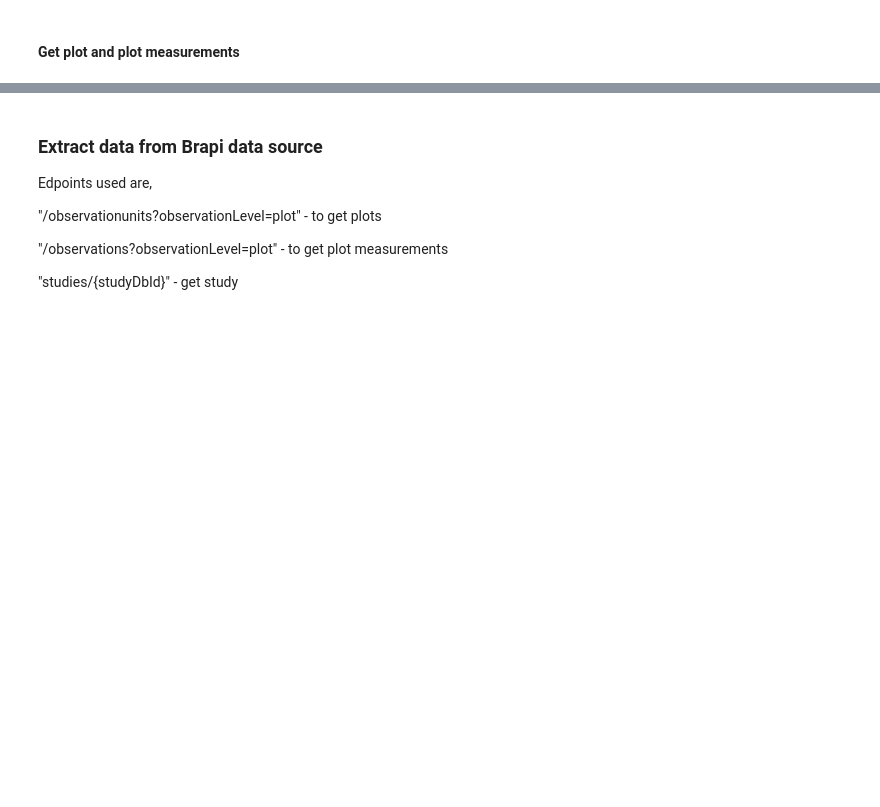
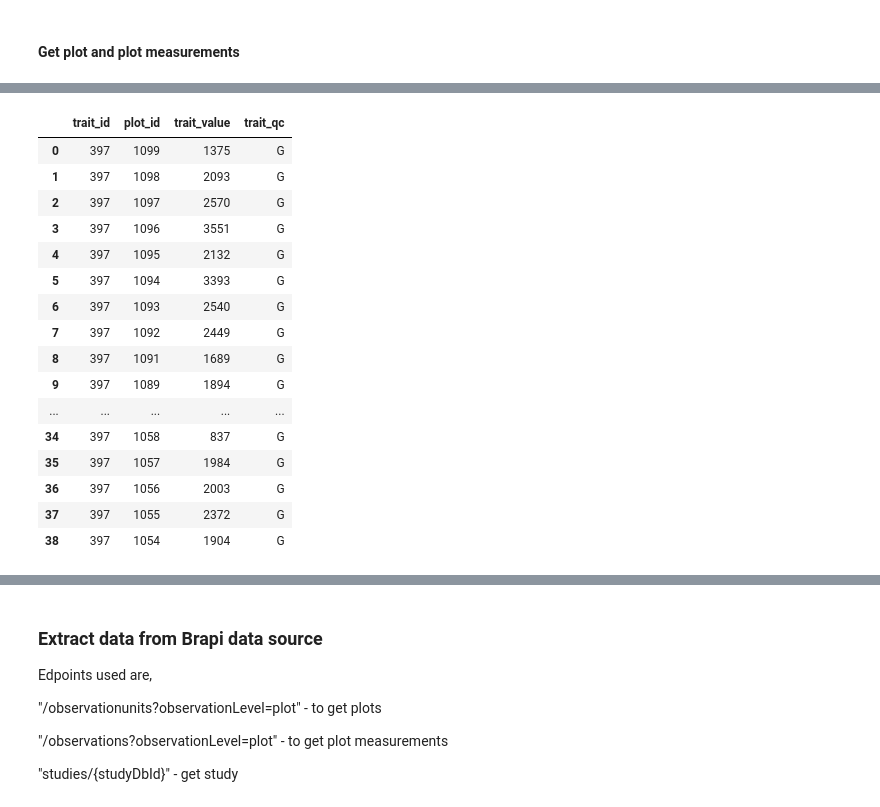
Before and after one commit to CornellILCI/af-pipeline, a Jupyter notebook: docs/notebooks/DataReader.ipynb, the cells around one changed output, grey strips where cells are left out. Saved outputs shown, nothing was run; the diff lists cells and outputs as text; code cells hidden in the pictures; blank space fills up the shorter version.

```diff
--- a/docs/notebooks/DataReader.ipynb
+++ b/docs/notebooks/DataReader.ipynb
@@ -44,4 +60,22 @@ DataReaderException: {'metadata': {'pagination': {'pageSize': None, 'totalCount'
 # %%
-phenotype_data.get_plot_measurements(occurrence_id=74)
+phenotype_data.get_plot_measurements(occurrence_id=170)
+# %% [output]
+|  | trait_id | plot_id | trait_value | trait_qc |
+| 0 | 397 | 1099 | 1375 | G |
+| 1 | 397 | 1098 | 2093 | G |
+| 2 | 397 | 1097 | 2570 | G |
+| 3 | 397 | 1096 | 3551 | G |
+| 4 | 397 | 1095 | 2132 | G |
+| 5 | 397 | 1094 | 3393 | G |
+| 6 | 397 | 1093 | 2540 | G |
+| 7 | 397 | 1092 | 2449 | G |
+| 8 | 397 | 1091 | 1689 | G |
+| 9 | 397 | 1089 | 1894 | G |
+| ... | ... | ... | ... | ... |
+| 34 | 397 | 1058 | 837 | G |
+| 35 | 397 | 1057 | 1984 | G |
+| 36 | 397 | 1056 | 2003 | G |
+| 37 | 397 | 1055 | 2372 | G |
+| 38 | 397 | 1054 | 1904 | G |
 # %%
 phenotype_data.get_occurrence(occurrence_id=74)
```
Also changed, not shown: parts of 6 cells of this notebook, 2 other files.
